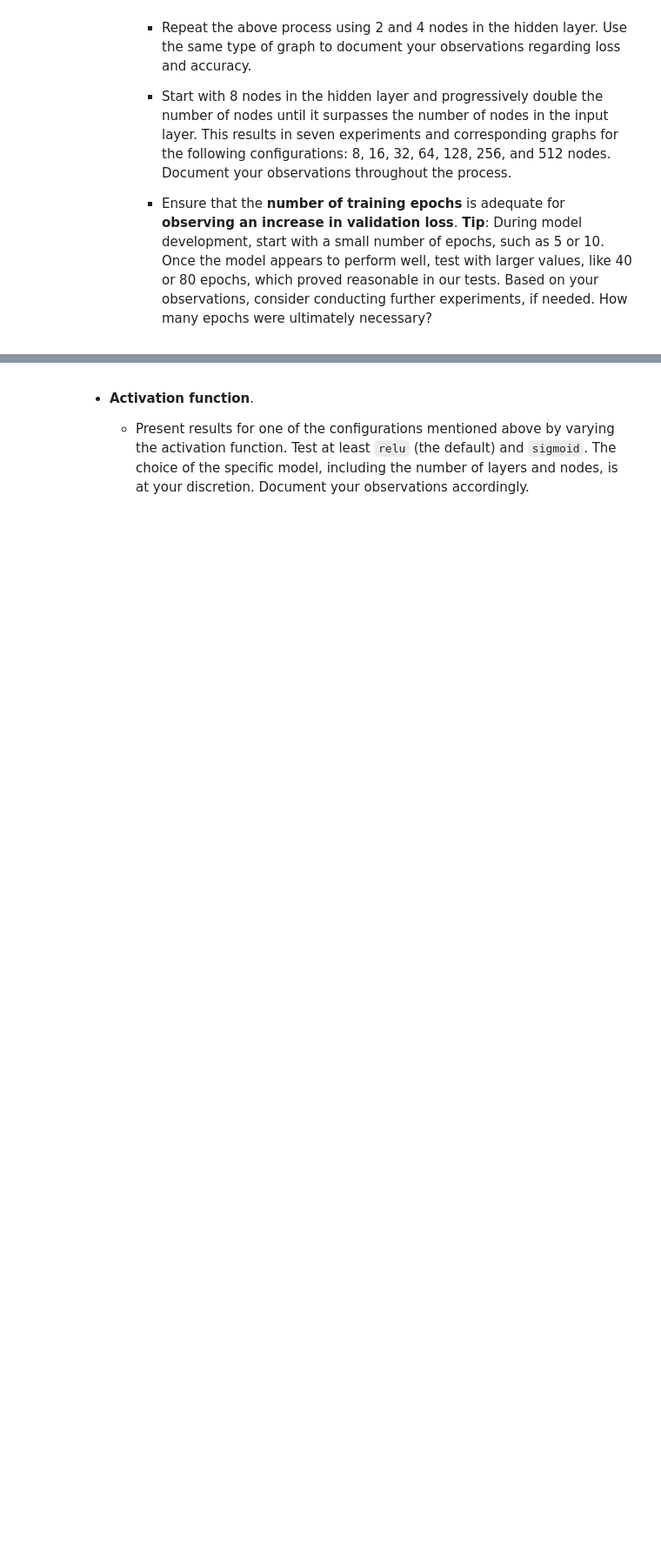
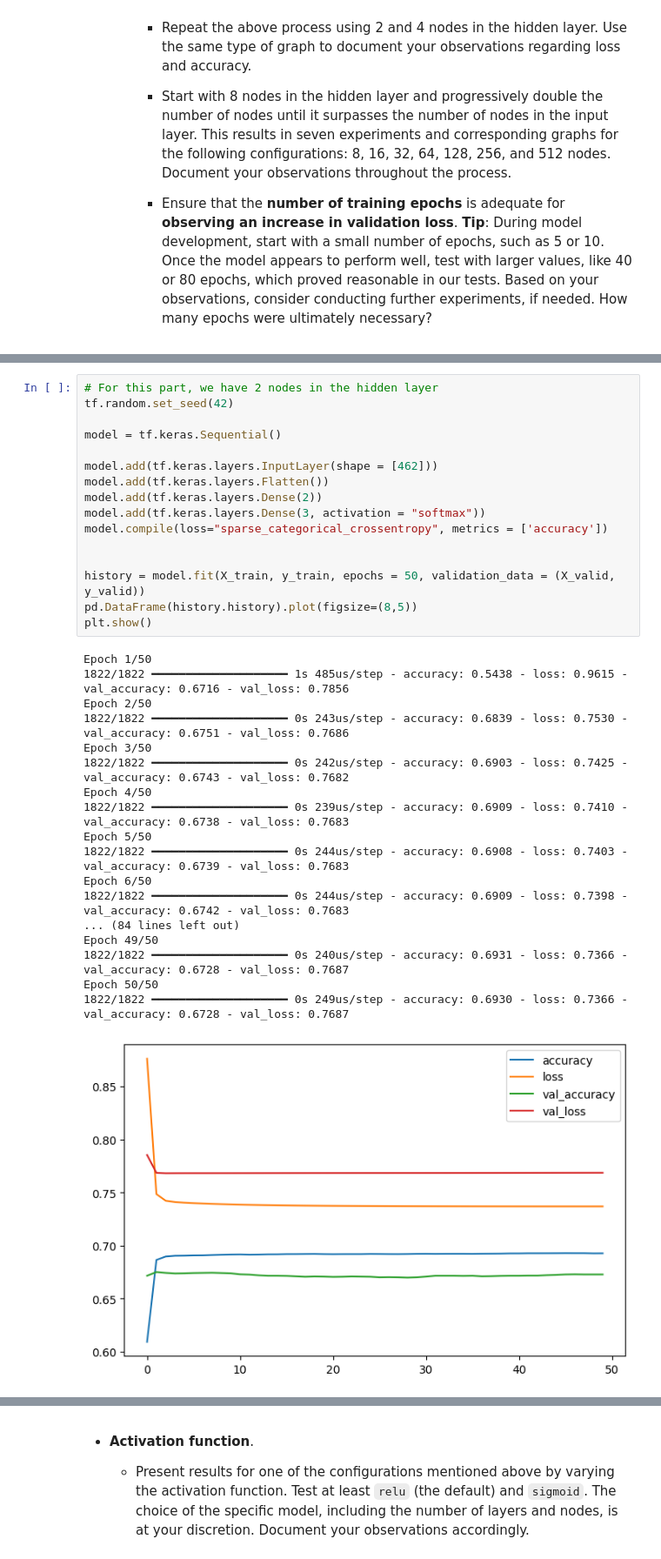
Before and after one commit to JoeZhang1000/CSI-4106-Assignment-3, a Jupyter notebook: Joe_Zhang_Christian_Paravalos_CSI4106_Assignment_3_30245795_300231900.ipynb, the cells around one changed output, grey strips where cells are left out. Shown at 87% size. Cells and saved outputs as stored; diff of their text form; blank space fills up the shorter version.

```diff
--- a/Joe_Zhang_Christian_Paravalos_CSI4106_Assignment_3_30245795_300231900.ipynb
+++ b/Joe_Zhang_Christian_Paravalos_CSI4106_Assignment_3_30245795_300231900.ipynb
@@ -372,0 +403,35 @@ Epoch 50/50
+# %%
+# For this part, we have 2 nodes in the hidden layer
+tf.random.set_seed(42)
+
+model = tf.keras.Sequential()
+
+model.add(tf.keras.layers.InputLayer(shape = [462]))
+model.add(tf.keras.layers.Flatten())
+model.add(tf.keras.layers.Dense(2))
+model.add(tf.keras.layers.Dense(3, activation = "softmax"))
+model.compile(loss="sparse_categorical_crossentropy", metrics = ['accuracy'])
+
+
+history = model.fit(X_train, y_train, epochs = 50, validation_data = (X_valid, y_valid))
+pd.DataFrame(history.history).plot(figsize=(8,5))
+plt.show()
+# %% [output]
+Epoch 1/50
+1822/1822 ━━━━━━━━━━━━━━━━━━━━ 1s 485us/step - accuracy: 0.5438 - loss: 0.9615 - val_accuracy: 0.6716 - val_loss: 0.7856
+Epoch 2/50
+1822/1822 ━━━━━━━━━━━━━━━━━━━━ 0s 243us/step - accuracy: 0.6839 - loss: 0.7530 - val_accuracy: 0.6751 - val_loss: 0.7686
+Epoch 3/50
+1822/1822 ━━━━━━━━━━━━━━━━━━━━ 0s 242us/step - accuracy: 0.6903 - loss: 0.7425 - val_accuracy: 0.6743 - val_loss: 0.7682
+Epoch 4/50
+1822/1822 ━━━━━━━━━━━━━━━━━━━━ 0s 239us/step - accuracy: 0.6909 - loss: 0.7410 - val_accuracy: 0.6738 - val_loss: 0.7683
+Epoch 5/50
+1822/1822 ━━━━━━━━━━━━━━━━━━━━ 0s 244us/step - accuracy: 0.6908 - loss: 0.7403 - val_accuracy: 0.6739 - val_loss: 0.7683
+Epoch 6/50
+1822/1822 ━━━━━━━━━━━━━━━━━━━━ 0s 244us/step - accuracy: 0.6909 - loss: 0.7398 - val_accuracy: 0.6742 - val_loss: 0.7683
+... (84 lines left out)
+Epoch 49/50
+1822/1822 ━━━━━━━━━━━━━━━━━━━━ 0s 240us/step - accuracy: 0.6931 - loss: 0.7366 - val_accuracy: 0.6728 - val_loss: 0.7687
+Epoch 50/50
+1822/1822 ━━━━━━━━━━━━━━━━━━━━ 0s 249us/step - accuracy: 0.6930 - loss: 0.7366 - val_accuracy: 0.6728 - val_loss: 0.7687
+[figure, added]
```
Also changed, not shown: parts of 56 cells of this notebook.
